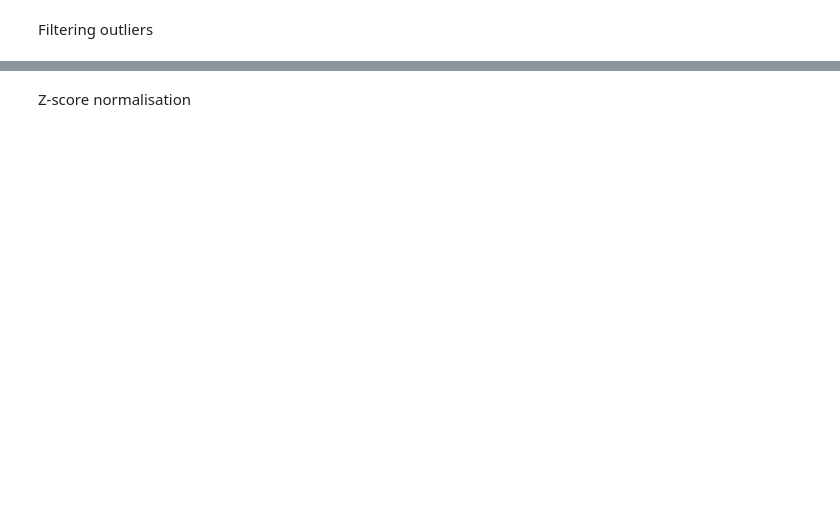
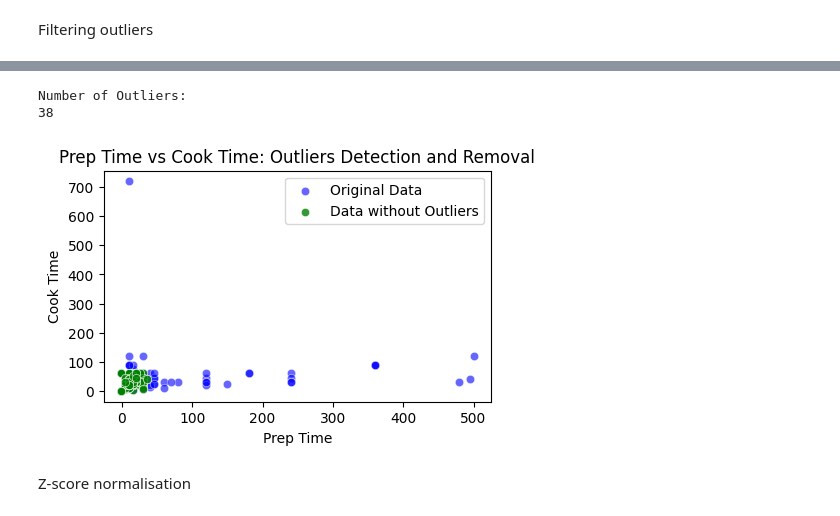
Before and after one commit to gayatrii-366/PDS, a Jupyter notebook: PDS.ipynb, the cells around one changed output, grey strips where cells are left out. Cells and saved outputs as stored; diff of their text form; code cells hidden in the pictures; blank space fills up the shorter version.

```diff
--- a/PDS.ipynb
+++ b/PDS.ipynb
@@ -195,2 +219,25 @@ Number of Outliers:
+# %%
+outliers = ((df[['prep_time', 'cook_time']] < (Q1 - 1.5 * IQR)) | (df[['prep_time', 'cook_time']] > (Q3 + 1.5 * IQR))).any(axis=1)
+
+print("\nNumber of Outliers:")
+print(outliers.sum())
+
+df_no_outliers = df[~outliers]
+
+plt.figure(figsize=(5, 3))
+
+sns.scatterplot(x=df['prep_time'], y=df['cook_time'], label='Original Data', color='blue', alpha=0.6)
+
+sns.scatterplot(x=df_no_outliers['prep_time'], y=df_no_outliers['cook_time'], label='Data without Outliers', color='green', alpha=0.8)
+
+plt.title("Prep Time vs Cook Time: Outliers Detection and Removal")
+plt.xlabel("Prep Time")
+plt.ylabel("Cook Time")
+plt.legend()
+plt.show()
+# %% [output]
+Number of Outliers:
+38
+[figure, added]
 # %% [markdown]
 Z-score normalisation
```
Also changed, not shown: parts of 27 cells of this notebook.
